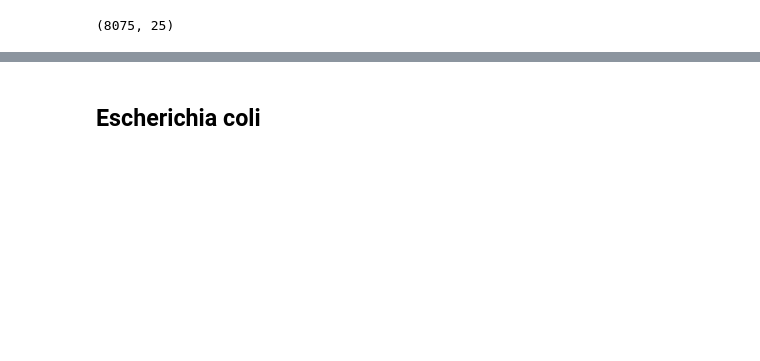
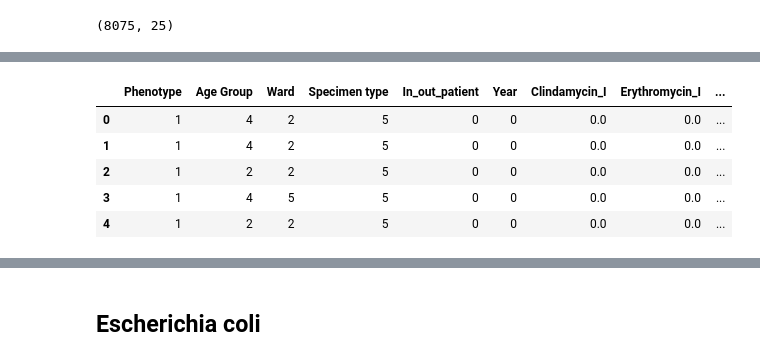
Before and after one commit to RachealClaire/ML_group_work, a Jupyter notebook: Notebooks/ml_assignment.ipynb, the cells around one changed output, grey strips where cells are left out. Saved outputs shown, nothing was run; the diff lists cells and outputs as text; code cells hidden in the pictures; blank space fills up the shorter version.

```diff
--- a/Notebooks/ml_assignment.ipynb
+++ b/Notebooks/ml_assignment.ipynb
@@ -686,0 +803,26 @@ X_test_processed.shape
+# %%
+staph_data.drop(columns=['Family'], inplace=True) # Removed because its a constant features
+# %%
+staph_data['Year'] = staph_data['Year'].astype('category')
+# %%
+cat_columns = [
+    'Phenotype',
+    'Ward',
+    "Age Group",
+    'Specimen type',
+    'In_out_patient',
+    'Year'
+]
+
+for col in cat_columns:
+    staph_data[col] = le.fit_transform(staph_data[col])
+    staph_data[col] = staph_data[col].astype('category')
+
+staph_data.head()
+# %% [output]
+|  | Phenotype | Age Group | Ward | Specimen type | In_out_patient | Year | Clindamycin_I | Erythromycin_I | ... |
+| 0 | 1 | 4 | 2 | 5 | 0 | 0 | 0.0 | 0.0 | ... |
+| 1 | 1 | 4 | 2 | 5 | 0 | 0 | 0.0 | 0.0 | ... |
+| 2 | 1 | 2 | 2 | 5 | 0 | 0 | 0.0 | 0.0 | ... |
+| 3 | 1 | 4 | 5 | 5 | 0 | 0 | 0.0 | 0.0 | ... |
+| 4 | 1 | 2 | 2 | 5 | 0 | 0 | 0.0 | 0.0 | ... |
```
Also changed, not shown: parts of 28 cells of this notebook, 27 other files.
